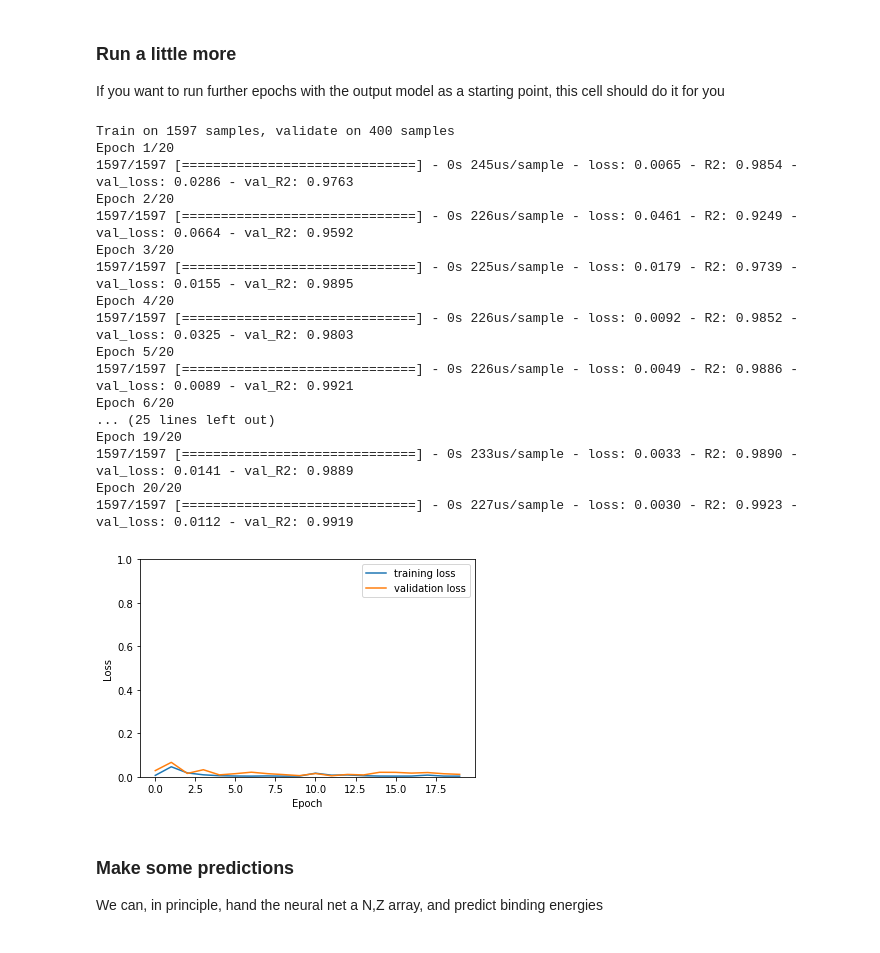
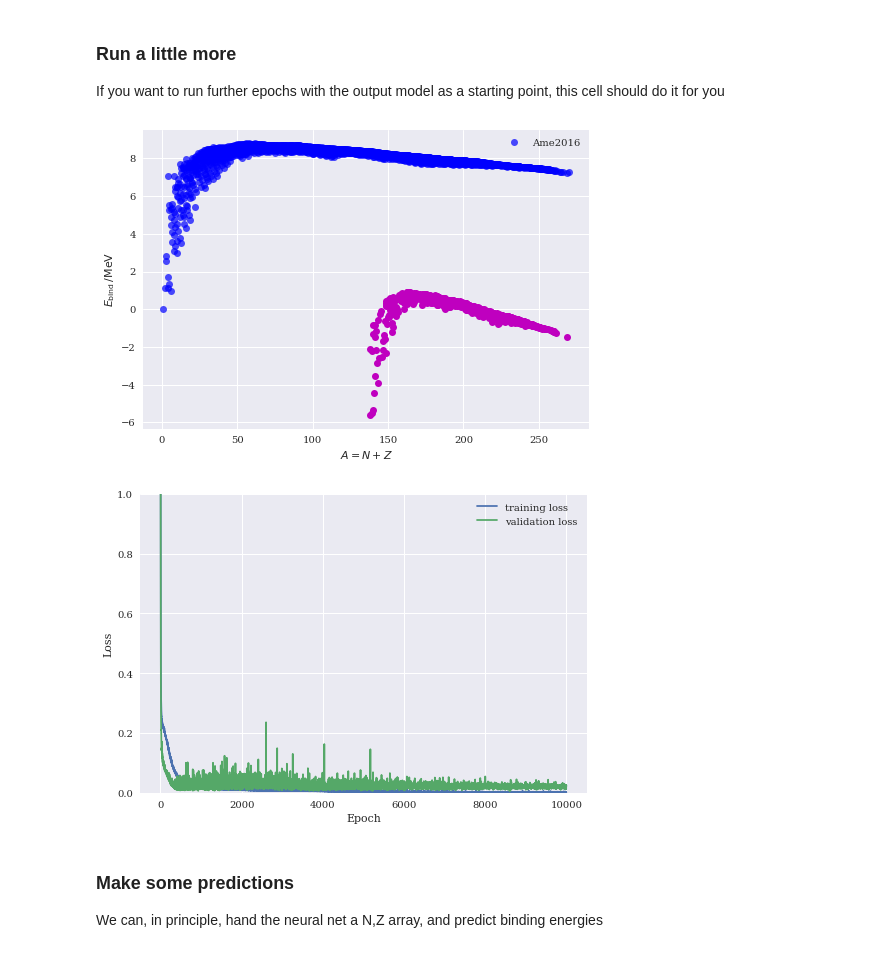
Before and after one commit to kylegodbey/MachineLearningMSU, a Jupyter notebook: NMNet/Neural Nuclear Masses BEpA.ipynb, the cells around one changed output. Saved outputs shown, nothing was run; the diff lists cells and outputs as text; code cells hidden in the pictures.

```diff
--- a/NMNet/Neural Nuclear Masses BEpA.ipynb
+++ b/NMNet/Neural Nuclear Masses BEpA.ipynb
@@ -505,7 +505,7 @@ model.add(tf.keras.layers.Dense(nodes,activation=activation)) #Add the hidden la
 model.add(tf.keras.layers.Dense(1)) #Add the output layer
 model.compile(tf.keras.optimizers.Adam(lr=0.0001),loss='mean_squared_error',metrics=[R2]) #Adam optimizer and mean squared error loss
 #model.compile(tf.keras.optimizers.Adadelta(),loss='mean_squared_error',metrics=[R2]) #Adam optimizer and mean squared error loss
-results=model.fit(xs_train,ys_train,epochs=100, batch_size=8, validation_split=0.2,verbose=1)
+results=model.fit(xs_train,ys_train,epochs=10000, batch_size=8, validation_split=0.2,verbose=1)
 
 history = results.history
 plt.plot(history["loss"], label="training loss")
@@ -662,55 +667,39 @@ Epoch 6/100
 
 If you want to run further epochs with the output model as a starting point, this cell should do it for you
 # %%
-results=model.fit(xs_train,y_train,epochs=20, batch_size=8, validation_split=0.2,verbose=1)
+#results=model.fit(xs_train,y_train,epochs=20, batch_size=8, validation_split=0.2,verbose=1)
 
 en_out=model.predict(xs_test)
 
 # Shift back for plotting
 
 x_shift=xs_test
 x_shift[:,0]=xs_test[:,0]*np.average(x_test[:,0])+np.average(x_test[:,0])
 x_shift[:,1]=xs_test[:,1]*np.average(x_test[:,1])+np.average(x_test[:,1])
 
 a_sum=np.sum(x_shift,axis=1)
 
 fig, ax = plt.subplots()
 ax.set_xlabel(r'$A = N + Z$')
 ax.set_ylabel(r'$E_\mathrm{bind}\,/\mathrm{MeV}$')
 ax.plot(Masses['A'], Masses['Ebinding'], 'ro',
             label='Ame2016', alpha=0.7,c='b')
 ax.plot(a_sum, en_out,'ro',c='m')
 ax.legend()
 save_fig("Masses2016")
 plt.show()
 
 history = results.history
 plt.plot(history["loss"], label="training loss")
 plt.plot(history["val_loss"], label="validation loss")
 plt.xlabel("Epoch")
 plt.ylabel("Loss")
 plt.legend()
 plt.ylim(0,1)
 plt.show()
 # %% [output]
-Train on 1597 samples, validate on 400 samples
-Epoch 1/20
-1597/1597 [==============================] - 0s 245us/sample - loss: 0.0065 - R2: 0.9854 - val_loss: 0.0286 - val_R2: 0.9763
-Epoch 2/20
-1597/1597 [==============================] - 0s 226us/sample - loss: 0.0461 - R2: 0.9249 - val_loss: 0.0664 - val_R2: 0.9592
-Epoch 3/20
-1597/1597 [==============================] - 0s 225us/sample - loss: 0.0179 - R2: 0.9739 - val_loss: 0.0155 - val_R2: 0.9895
-Epoch 4/20
-1597/1597 [==============================] - 0s 226us/sample - loss: 0.0092 - R2: 0.9852 - val_loss: 0.0325 - val_R2: 0.9803
-Epoch 5/20
-1597/1597 [==============================] - 0s 226us/sample - loss: 0.0049 - R2: 0.9886 - val_loss: 0.0089 - val_R2: 0.9921
-Epoch 6/20
-... (25 lines left out)
-Epoch 19/20
-1597/1597 [==============================] - 0s 233us/sample - loss: 0.0033 - R2: 0.9890 - val_loss: 0.0141 - val_R2: 0.9889
-Epoch 20/20
-1597/1597 [==============================] - 0s 227us/sample - loss: 0.0030 - R2: 0.9923 - val_loss: 0.0112 - val_R2: 0.9919
-[figure, old version]
+[figure, new version]
+[figure, added]
 # %% [markdown]
 ### Make some predictions
 
```
Also changed, not shown: parts of 4 cells of this notebook, 11 other files.
